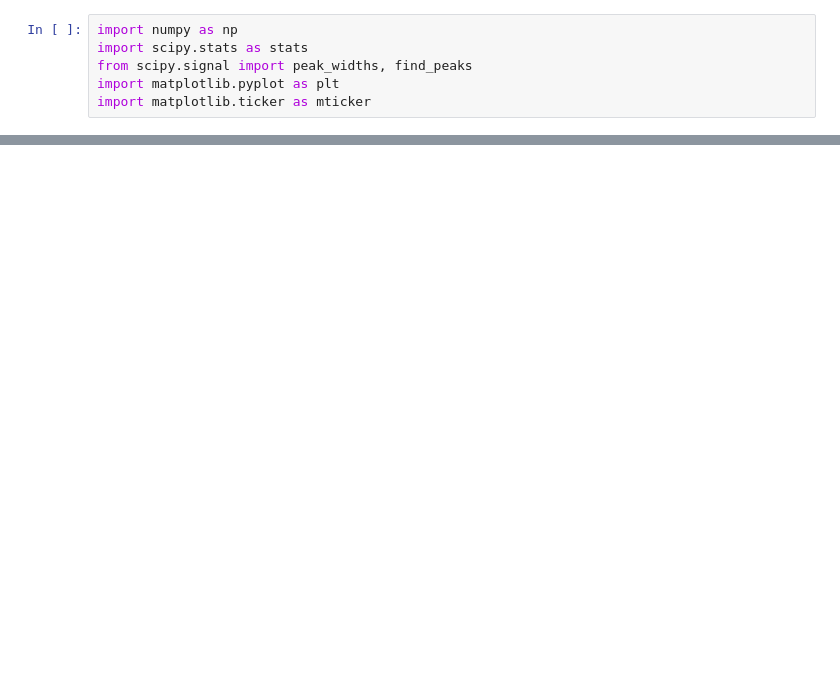
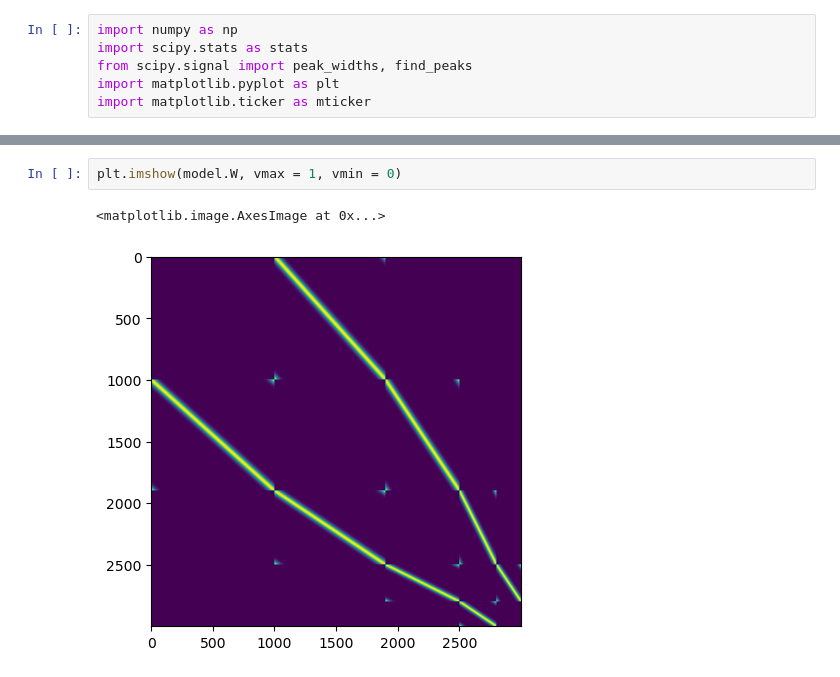
Before and after one commit to rfw256/Memento, a Jupyter notebook: dynamicmemory.ipynb, the cells around one changed output, grey strips where cells are left out. Cells and saved outputs as stored; diff of their text form; blank space fills up the shorter version.

```diff
--- a/dynamicmemory.ipynb
+++ b/dynamicmemory.ipynb
@@ -94,0 +99,5 @@ for i in range(len(model.layer_sizes)):
+# %%
+plt.imshow(model.W, vmax = 1, vmin = 0)
+# %% [output]
+<matplotlib.image.AxesImage at 0x...>
+[figure, added]
```
Also changed, not shown: parts of 3 cells of this notebook, 1 other file.
